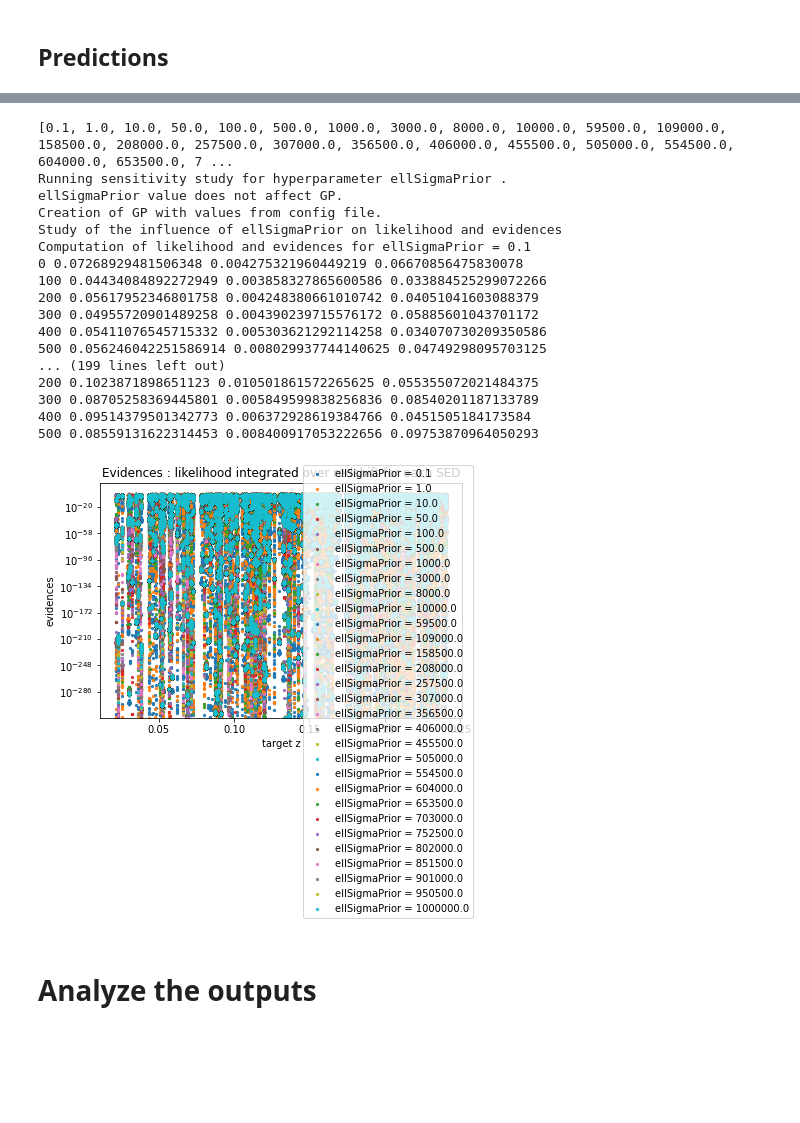
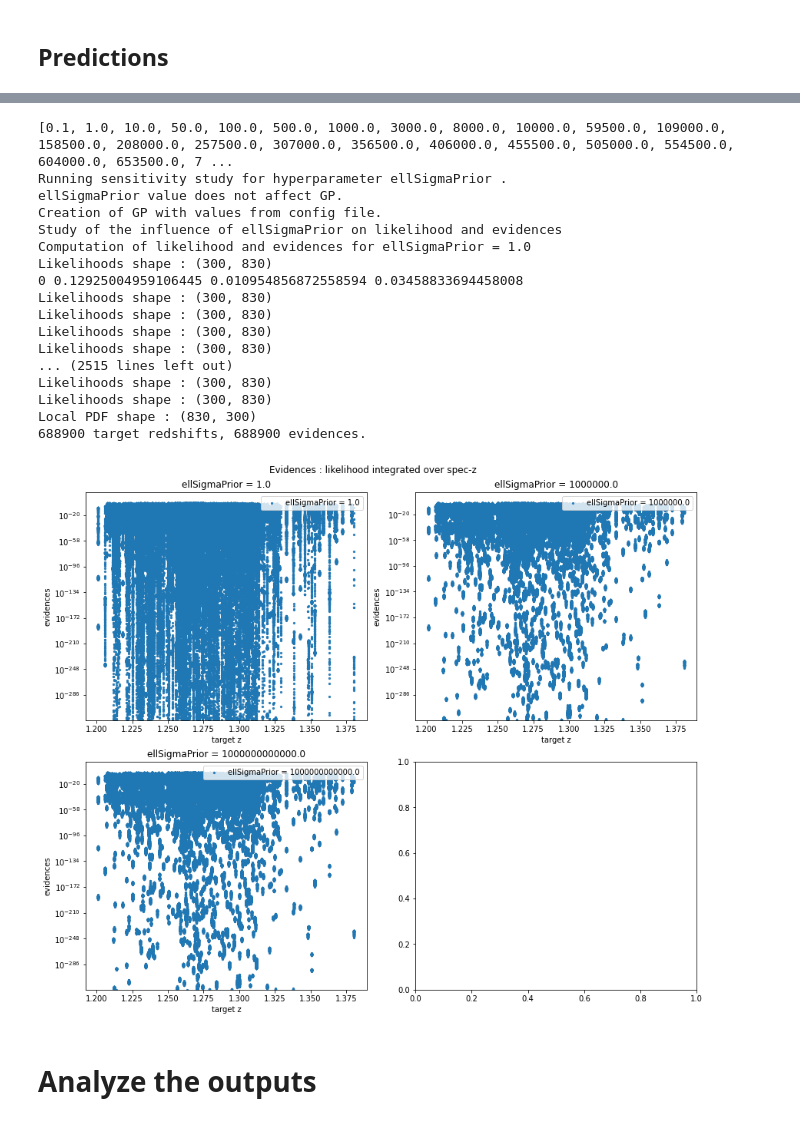
Before and after one commit to JospehCeh/Delight, a Jupyter notebook: desc-dc2/run_delight_descdc2.ipynb, the cells around one changed output, grey strips where cells are left out. Cells and saved outputs as stored; diff of their text form; code cells hidden in the pictures; blank space fills up the shorter version.

Commit message:
Improved version for investigations on delightApply.

```diff
--- a/desc-dc2/run_delight_descdc2.ipynb
+++ b/desc-dc2/run_delight_descdc2.ipynb
@@ -92,7 +92,7 @@ DC2LSST_u DC2LSST_g DC2LSST_r DC2LSST_i DC2LSST_z DC2LSST_y
 # %%
 from delight.interfaces.rail.processSEDs import processSEDs
 # %%
-configfilename = list_of_configfiles[1]
+configfilename = list_of_configfiles[9]
 configfullfilename = os.path.join(workdir,configfilename)
 processSEDs(configfullfilename)
 # %% [output]
@@ -139,5 +139,5 @@ valList=[0.1, 1.0, 10.0, 50.0, 100.0, 500.0, 1000.0, 3000.0, 8000.0]
 for elt in np.linspace(1e4, 1e6, num=21):
     valList.append(elt)
 print(valList)
-delightApply_HyperParam(configfullfilename, hyperParam_name="ellSigmaPrior", hyperParam_list=valList)
+delightApply_HyperParam(configfullfilename, hyperParam_name="ellSigmaPrior", hyperParam_list=[1.0, 1e6, 1e12])
 # %% [output]
@@ -148,21 +148,21 @@ delightApply_HyperParam(configfullfilename, hyperParam_name="ellSigmaPrior", hyp
 [0.1, 1.0, 10.0, 50.0, 100.0, 500.0, 1000.0, 3000.0, 8000.0, 10000.0, 59500.0, 109000.0, 158500.0, 208000.0, 257500.0, 307000.0, 356500.0, 406000.0, 455500.0, 505000.0, 554500.0, 604000.0, 653500.0, 7 ...
 Running sensitivity study for hyperparameter ellSigmaPrior .
 ellSigmaPrior value does not affect GP.
 Creation of GP with values from config file.
 Study of the influence of ellSigmaPrior on likelihood and evidences
-Computation of likelihood and evidences for ellSigmaPrior = 0.1
-0 0.07268929481506348 0.004275321960449219 0.06670856475830078
-100 0.04434084892272949 0.003858327865600586 0.033884525299072266
-200 0.05617952346801758 0.004248380661010742 0.04051041603088379
-300 0.04955720901489258 0.004390239715576172 0.05885601043701172
-400 0.05411076545715332 0.005303621292114258 0.034070730209350586
-500 0.056246042251586914 0.008029937744140625 0.04749298095703125
-... (199 lines left out)
-200 0.1023871898651123 0.010501861572265625 0.055355072021484375
-300 0.08705258369445801 0.005849599838256836 0.08540201187133789
-400 0.09514379501342773 0.006372928619384766 0.0451505184173584
-500 0.08559131622314453 0.008400917053222656 0.09753870964050293
+Computation of likelihood and evidences for ellSigmaPrior = 1.0
+Likelihoods shape : (300, 830)
+0 0.12925004959106445 0.010954856872558594 0.03458833694458008
+Likelihoods shape : (300, 830)
+Likelihoods shape : (300, 830)
+Likelihoods shape : (300, 830)
+Likelihoods shape : (300, 830)
+... (2515 lines left out)
+Likelihoods shape : (300, 830)
+Likelihoods shape : (300, 830)
+Local PDF shape : (830, 300)
+688900 target redshifts, 688900 evidences.
-[figure, old version]
+[figure, new version]
 # %%
 delightApply(configfullfilename)
 # %% [markdown]
```
Also changed, not shown: parts of 5 cells of this notebook, 1 other file.
